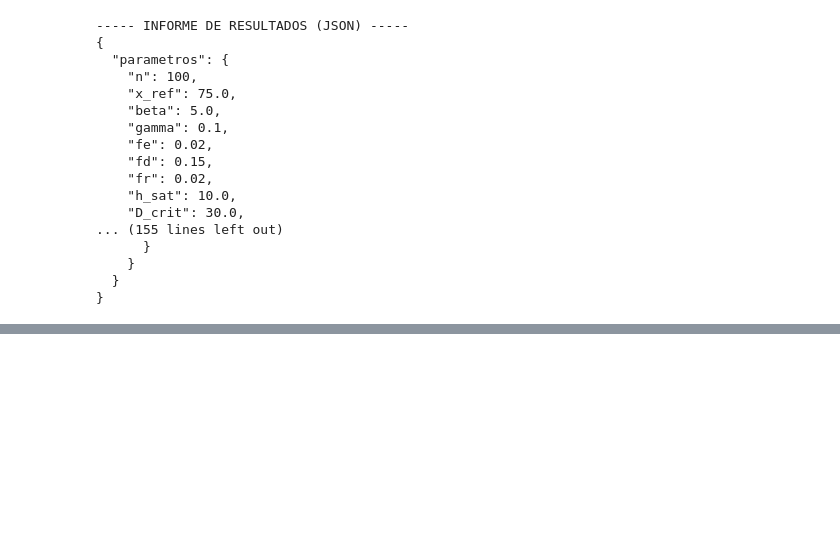
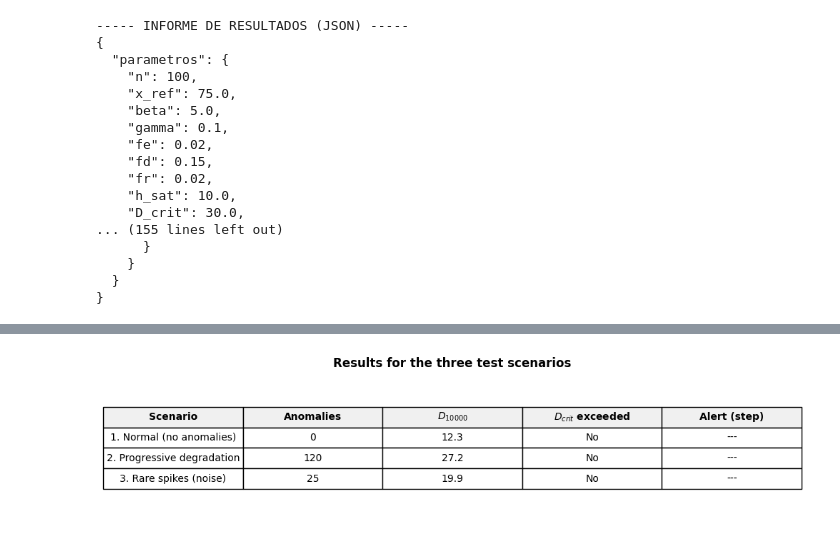
Before and after one commit to yosbel-penate2/leak-algorithm-experiments, a Jupyter notebook: bioinspired_leak_pdm_experiments.ipynb, the cells around one changed output, grey strips where cells are left out. Cells and saved outputs as stored; diff of their text form; code cells hidden in the pictures; blank space fills up the shorter version.

```diff
--- a/bioinspired_leak_pdm_experiments.ipynb
+++ b/bioinspired_leak_pdm_experiments.ipynb
@@ -208,0 +217,43 @@ plt.show()
+# %%
+# ## Results table (as in the article)
+
+import matplotlib.pyplot as plt
+
+# Data for the table
+scenarios = [
+    "1. Normal (no anomalies)",
+    "2. Progressive degradation",
+    "3. Rare spikes (noise)"
+]
+anomalies = [0, 120, 25]
+D_final = [Df1, Df2, Df3]
+exceeded = ["No", "Yes" if al2 is not None else "No", "No"]  # adjust if alarm was triggered
+alert_step = [al1 if al1 is not None else "---",
+              al2 if al2 is not None else "---",
+              al3 if al3 is not None else "---"]
+
+columns = ["Scenario", "Anomalies", "$D_{10000}$", "$D_{crit}$ exceeded", "Alert (step)"]
+data = list(zip(scenarios, anomalies, [f"{d:.1f}" for d in D_final], exceeded, [str(s) for s in alert_step]))
+
+fig, ax = plt.subplots(figsize=(10, 2.5))
+ax.axis("off")
+ax.set_title("Results for the three test scenarios", fontweight="bold", fontsize=12, pad=15)
+
+table = ax.table(cellText=data,
+                 colLabels=columns,
+                 cellLoc="center",
+                 loc="center")
+table.auto_set_font_size(False)
+table.set_fontsize(10)
+table.scale(1.2, 1.8)
+
+# Style header
+for j, col in enumerate(columns):
+    cell = table[0, j]
+    cell.set_facecolor("#f0f0f0")
+    cell.set_text_props(weight="bold")
+
+plt.tight_layout()
+plt.show()
+# %% [output]
+[figure, added]
```
Also changed, not shown: parts of 5 cells of this notebook.
